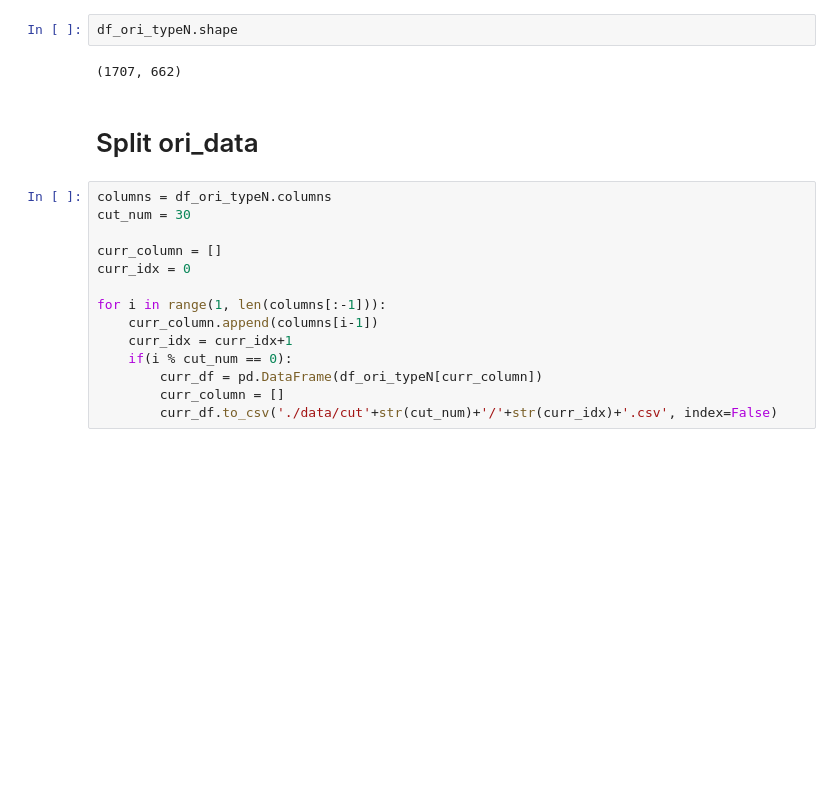
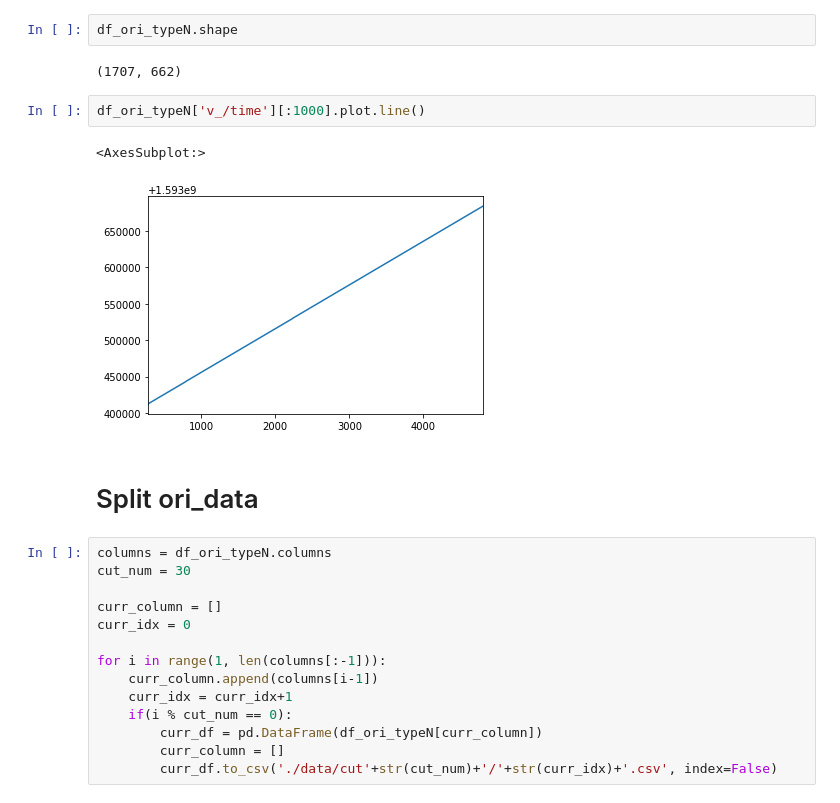
Before and after one commit to xiafei571/itu-gan, a Jupyter notebook: batch_timeGAN.ipynb, the cells around one changed output. Drawn from its saved outputs; the diff is of its cells as text; blank space fills up the shorter version.

```diff
--- a/batch_timeGAN.ipynb
+++ b/batch_timeGAN.ipynb
@@ -84,6 +84,11 @@ df_ori_typeN.head()
 df_ori_typeN.shape
 # %% [output]
 (1707, 662)
+# %%
+df_ori_typeN['v_/time'][:1000].plot.line()
+# %% [output]
+<AxesSubplot:>
+[figure, added]
 # %% [markdown]
 # Split ori_data
 # %%
```
Also changed, not shown: parts of 6 cells of this notebook, 3 other files.
